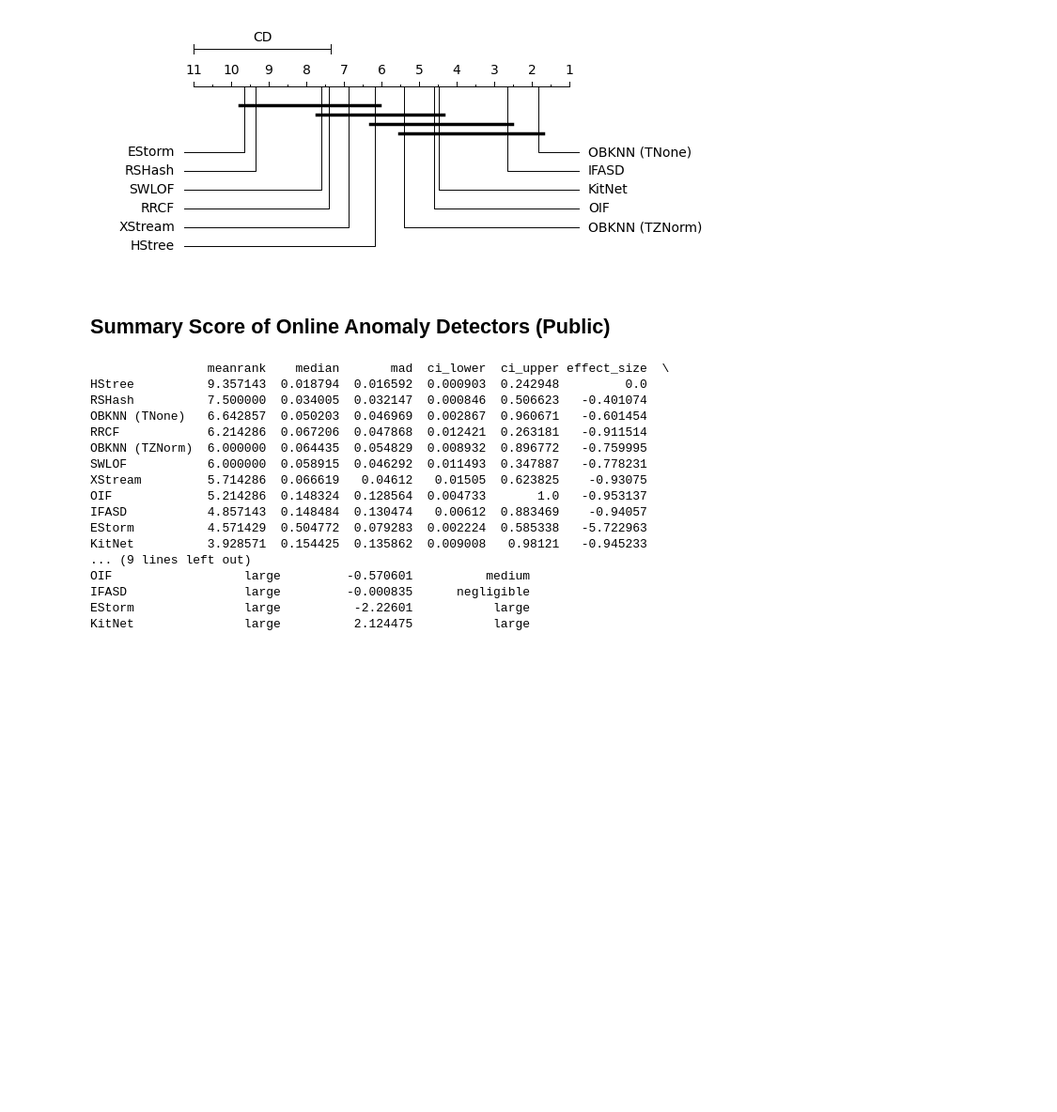
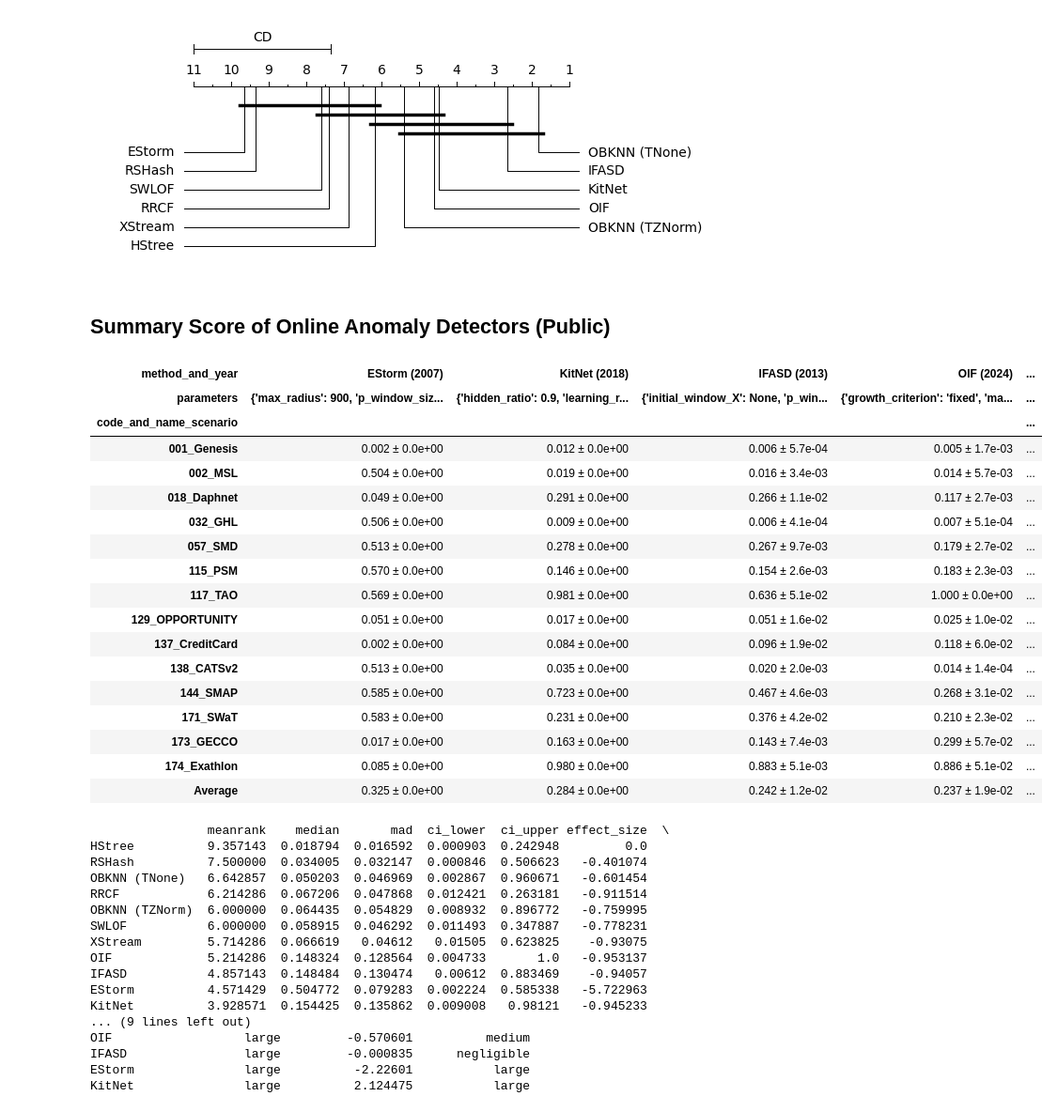
Before and after one commit to nirojasva/spectral-benchmark-bv4, a Jupyter notebook: notebooks/1_2_Summary_AD_Results (Eval).ipynb, the cells around one changed output. Shown at 94% size. Saved outputs shown, nothing was run; the diff lists cells and outputs as text; code cells hidden in the pictures; blank space fills up the shorter version.

```diff
--- a/notebooks/1_2_Summary_AD_Results (Eval).ipynb
+++ b/notebooks/1_2_Summary_AD_Results (Eval).ipynb
@@ -897,6 +700,78 @@ filtered_data = filtered_data[~filtered_data.cod_scenario.isin(["019","079","084
 
 #filtered_data.head(10)
 #filtered_data.to_excel("/home/nicolas/spectral_anomaly_detector/datasets/summaries/summary_results_sota_and_dragstream_method_eval_pds.xlsx")
+# %%
+
+# 1. Pivot: REMOVED 'window_size'
+# The pivot will now calculate the mean/std across all window sizes automatically.
+
+mean_pivot = filtered_data.pivot_table(
+    values="raw_pr_auc",
+    index=["code_and_name_scenario"],                           # <--- Rows: Datasets
+    columns=["method_and_year", "parameters"],   # <--- Cols: Methods & Params only
+    aggfunc="mean"
+)
+
+std_pivot = filtered_data.pivot_table(
+    values="raw_pr_auc",
+    index=["code_and_name_scenario"],
+    columns=["method_and_year", "parameters"],
+    aggfunc="std"
+)
+
+# 2. Stack: We strictly have 2 levels of columns now
+mean_s = mean_pivot.stack(level=[0, 1], dropna=False)
+std_s = std_pivot.stack(level=[0, 1], dropna=False)
+
+# 3. Format strings
+combined_s = pd.DataFrame({'mean': mean_s, 'std': std_s}).apply(
+    lambda row: format_mean_std(row['mean'], row['std']),
+    axis=1
+)
+
+# 4. Unstack: Restore the 2 column levels
+combined = combined_s.unstack(level=[-2, -1])
+
+# --- 5. HANDLING AVERAGES & SORTING ---
+
+# Calculate the numeric average for the columns (axis=0)
+avg_mean = mean_pivot.mean(axis=0)
+avg_std = std_pivot.mean(axis=0)
+
+# Sort columns by the method's average performance
+sorted_columns = avg_mean.sort_values(ascending=False).index
+combined = combined[sorted_columns]
+
+# Format the Average Row
+avg_row_s = pd.DataFrame({'mean': avg_mean, 'std': avg_std}).apply(
+    lambda row: format_mean_std(row['mean'], row['std']),
+    axis=1
+)
+
+# Add the "Avg" Row to the bottom
+combined.loc['Average', :] = avg_row_s
+
+# Display
+combined
+# %% [output]
+| method_and_year | EStorm (2007) | KitNet (2018) | IFASD (2013) | OIF (2024) | ... |
+| parameters | {'max_radius': 900, 'p_window_siz... | {'hidden_ratio': 0.9, 'learning_r... | {'initial_window_X': None, 'p_win... | {'growth_criterion': 'fixed', 'ma... | ... |
+| code_and_name_scenario |  |  |  |  | ... |
+| 001_Genesis | 0.002 ± 0.0e+00 | 0.012 ± 0.0e+00 | 0.006 ± 5.7e-04 | 0.005 ± 1.7e-03 | ... |
+| 002_MSL | 0.504 ± 0.0e+00 | 0.019 ± 0.0e+00 | 0.016 ± 3.4e-03 | 0.014 ± 5.7e-03 | ... |
+| 018_Daphnet | 0.049 ± 0.0e+00 | 0.291 ± 0.0e+00 | 0.266 ± 1.1e-02 | 0.117 ± 2.7e-03 | ... |
+| 032_GHL | 0.506 ± 0.0e+00 | 0.009 ± 0.0e+00 | 0.006 ± 4.1e-04 | 0.007 ± 5.1e-04 | ... |
+| 057_SMD | 0.513 ± 0.0e+00 | 0.278 ± 0.0e+00 | 0.267 ± 9.7e-03 | 0.179 ± 2.7e-02 | ... |
+| 115_PSM | 0.570 ± 0.0e+00 | 0.146 ± 0.0e+00 | 0.154 ± 2.6e-03 | 0.183 ± 2.3e-03 | ... |
+| 117_TAO | 0.569 ± 0.0e+00 | 0.981 ± 0.0e+00 | 0.636 ± 5.1e-02 | 1.000 ± 0.0e+00 | ... |
+| 129_OPPORTUNITY | 0.051 ± 0.0e+00 | 0.017 ± 0.0e+00 | 0.051 ± 1.6e-02 | 0.025 ± 1.0e-02 | ... |
+| 137_CreditCard | 0.002 ± 0.0e+00 | 0.084 ± 0.0e+00 | 0.096 ± 1.9e-02 | 0.118 ± 6.0e-02 | ... |
+| 138_CATSv2 | 0.513 ± 0.0e+00 | 0.035 ± 0.0e+00 | 0.020 ± 2.0e-03 | 0.014 ± 1.4e-04 | ... |
+| 144_SMAP | 0.585 ± 0.0e+00 | 0.723 ± 0.0e+00 | 0.467 ± 4.6e-03 | 0.268 ± 3.1e-02 | ... |
+| 171_SWaT | 0.583 ± 0.0e+00 | 0.231 ± 0.0e+00 | 0.376 ± 4.2e-02 | 0.210 ± 2.3e-02 | ... |
+| 173_GECCO | 0.017 ± 0.0e+00 | 0.163 ± 0.0e+00 | 0.143 ± 7.4e-03 | 0.299 ± 5.7e-02 | ... |
+| 174_Exathlon | 0.085 ± 0.0e+00 | 0.980 ± 0.0e+00 | 0.883 ± 5.1e-03 | 0.886 ± 5.1e-02 | ... |
+| Average | 0.325 ± 0.0e+00 | 0.284 ± 0.0e+00 | 0.242 ± 1.2e-02 | 0.237 ± 1.9e-02 | ... |
 # %%
 # Generate the report and the plot
 # 'alpha' is the significance level
```
Also changed, not shown: parts of 13 cells of this notebook, 7 other files.
